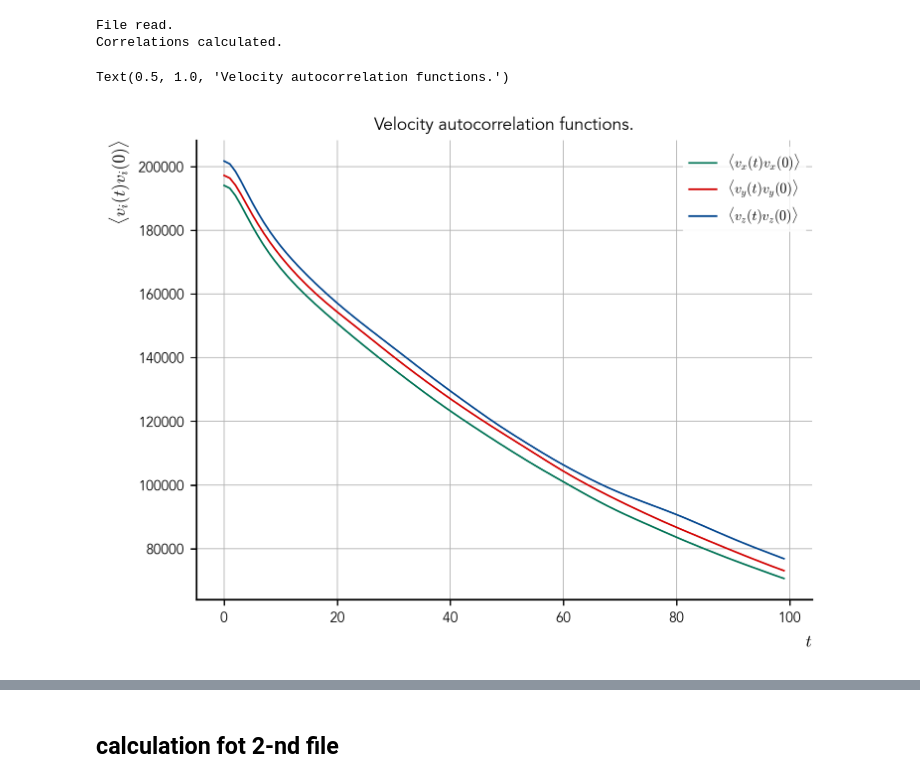
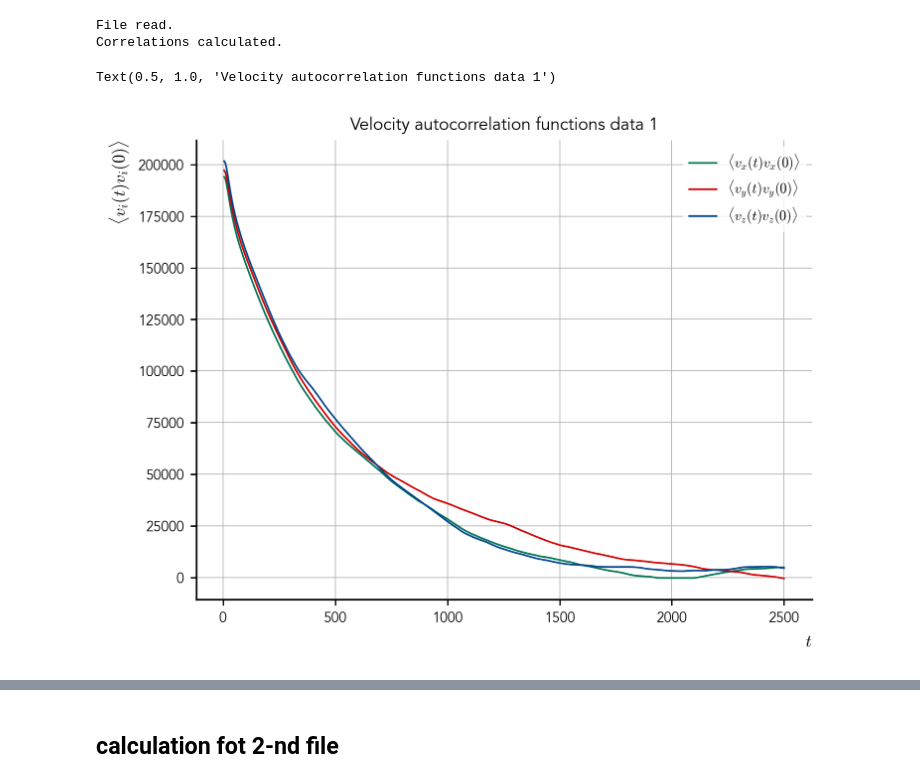
Before and after one commit to Kubiczek36/computational_physics, a Jupyter notebook: ps6/problem_16.ipynb, the cells around one changed output, grey strips where cells are left out. Cells and saved outputs as stored; diff of their text form; code cells hidden in the pictures.

```diff
--- a/ps6/problem_16.ipynb
+++ b/ps6/problem_16.ipynb
@@ -91,26 +102,28 @@ df_1.columns = ['t', 'v_x', 'v_y', 'v_z']
 print("File read.")
 
 # velocity autocorrelation functions
-aut_v_x = velocity_autocorr(df_1['v_x'])
-aut_v_y = velocity_autocorr(df_1['v_y'])
-aut_v_z = velocity_autocorr(df_1['v_z'])
+aut_v_x_1 = velocity_autocorr(df_1['v_x'])
+aut_v_y_1 = velocity_autocorr(df_1['v_y'])
+aut_v_z_1 = velocity_autocorr(df_1['v_z'])
 
 print("Correlations calculated.")
 
 v_1 = np.array([df_1['v_x'].to_numpy(), df_1['v_y'].to_numpy(), df_1['v_z'].to_numpy()])
+t_1 = df_1['t'].to_numpy()
 # %% [output]
 File read.
 Correlations calculated.
 # %%
 # plot the autocorrelation functions in a range around 0
-plot_range = 100
-plt.plot(aut_v_x[:plot_range], label=r'$\langle v_x(t) v_x(0) \rangle$')
-plt.plot(aut_v_y[:plot_range], label=r'$\langle v_y(t) v_y(0) \rangle$')
-plt.plot(aut_v_z[:plot_range], label=r'$\langle v_z(t) v_z(0) \rangle$')
+plot_range = 500
+time_to_plot = t_1[:plot_range]
+plt.plot(time_to_plot, aut_v_x_1[:plot_range], label=r'$\langle v_x(t) v_x(0) \rangle$')
+plt.plot(time_to_plot, aut_v_y_1[:plot_range], label=r'$\langle v_y(t) v_y(0) \rangle$')
+plt.plot(time_to_plot, aut_v_z_1[:plot_range], label=r'$\langle v_z(t) v_z(0) \rangle$')
 plt.xlabel(r'$t$')
 plt.ylabel(r'$\langle v_i(t) v_i(0) \rangle$')
 plt.legend()
-plt.title(r'Velocity autocorrelation functions.')
+plt.title(r'Velocity autocorrelation functions data 1')
 # %% [output]
-Text(0.5, 1.0, 'Velocity autocorrelation functions.')
+Text(0.5, 1.0, 'Velocity autocorrelation functions data 1')
-[figure, old version]
+[figure, new version]
```
Also changed, not shown: parts of 9 cells of this notebook.
